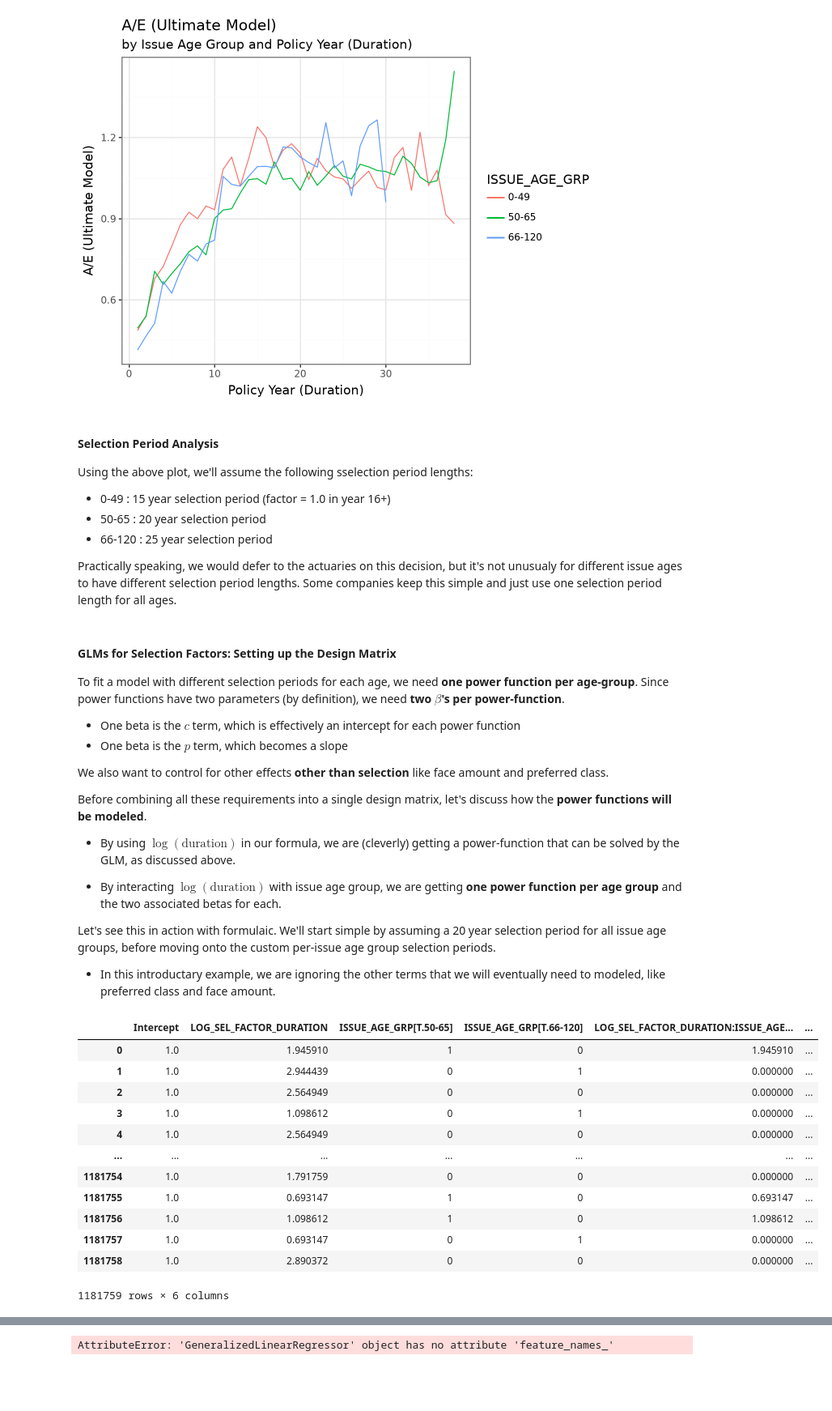
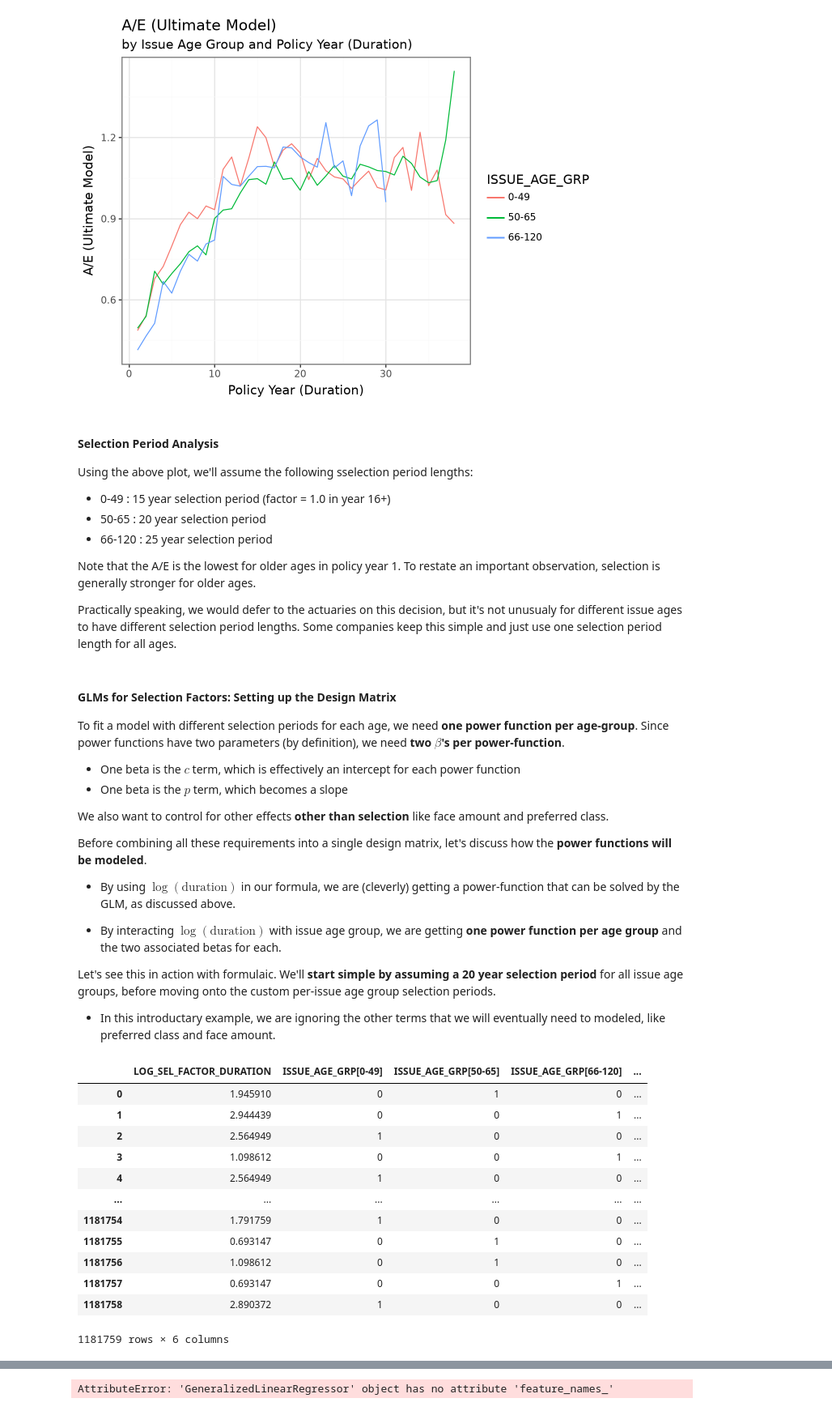
Before and after one commit to mma-fsa/data-examples, a Jupyter notebook: src/analysis/2_seriatim_data_glm.ipynb, the cells around one changed output, grey strips where cells are left out. Shown at 81% size. Saved outputs shown, nothing was run; the diff lists cells and outputs as text; code cells hidden in the pictures; blank space fills up the shorter version.

Commit message:
basic selection

```diff
--- a/src/analysis/2_seriatim_data_glm.ipynb
+++ b/src/analysis/2_seriatim_data_glm.ipynb
@@ -655,6 +655,8 @@ Using the above plot, we'll assume the following sselection period lengths:
  * 50-65  : 20 year selection period
  * 66-120 : 25 year selection period
 
+Note that the A/E is the lowest for older ages in policy year 1. To restate an important observation, selection is generally stronger for older ages.
+
 Practically speaking, we would defer to the actuaries on this decision, but it's not unusualy for different issue ages to have different selection period lengths. Some companies keep this simple and just use one selection period length for all ages.
 # %% [markdown]
 #### GLMs for Selection Factors: Setting up the Design Matrix
@@ -672,35 +674,35 @@ Before combining all these requirements into a single design matrix, let's discu
 
  * By interacting $\log(\text{duration})$ with issue age group, we are getting **one power function per age group** and the two associated betas for each.
 
- Let's see this in action with formulaic. We'll start simple by assuming a 20 year selection period for all issue age groups, before moving onto the custom per-issue age group selection periods.
+ Let's see this in action with formulaic. We'll **start simple by assuming a 20 year selection period** for all issue age groups, before moving onto the custom per-issue age group selection periods.
 
   * In this introductary example, we are ignoring the other terms that we will eventually need to modeled, like preferred class and face amount.
 # %%
 # we need to cap the factor after 20 years, so that it does not change,
 # to do this we set the Duration to the minimum of 20 or the duration for the data/row.
 # This accomplishes our goal of having the selection period be CONSTANT after 20 years,
 # but we can't make the GLM set it to 1.0 (and we'll have to do this manually)
 df_train["SEL_FACTOR_DURATION"] = df_train["DURATION"].apply(lambda x: min(20, x))
 
 # to make this term into a power function, we have to take the log
 df_train["LOG_SEL_FACTOR_DURATION"] = np.log(df_train["SEL_FACTOR_DURATION"])
 
 # create 20-year selection factor for each issue age group
-model_sel_only_formula = frm.Formula.from_spec("~ LOG_SEL_FACTOR_DURATION * ISSUE_AGE_GRP")
+model_sel_only_formula = frm.Formula.from_spec("~ LOG_SEL_FACTOR_DURATION * ISSUE_AGE_GRP - 1")
 
 X_mat_sel_only = model_sel_only_formula.get_model_matrix(df_train)
 X_mat_sel_only
 # %% [output]
-|  | Intercept | LOG_SEL_FACTOR_DURATION | ISSUE_AGE_GRP[T.50-65] | ISSUE_AGE_GRP[T.66-120] | LOG_SEL_FACTOR_DURATION:ISSUE_AGE... | ... |
-| 0 | 1.0 | 1.945910 | 1 | 0 | 1.945910 | ... |
-| 1 | 1.0 | 2.944439 | 0 | 1 | 0.000000 | ... |
-| 2 | 1.0 | 2.564949 | 0 | 0 | 0.000000 | ... |
-| 3 | 1.0 | 1.098612 | 0 | 1 | 0.000000 | ... |
-| 4 | 1.0 | 2.564949 | 0 | 0 | 0.000000 | ... |
-| ... | ... | ... | ... | ... | ... | ... |
-| 1181754 | 1.0 | 1.791759 | 0 | 0 | 0.000000 | ... |
-| 1181755 | 1.0 | 0.693147 | 1 | 0 | 0.693147 | ... |
-| 1181756 | 1.0 | 1.098612 | 1 | 0 | 1.098612 | ... |
-| 1181757 | 1.0 | 0.693147 | 0 | 1 | 0.000000 | ... |
-| 1181758 | 1.0 | 2.890372 | 0 | 0 | 0.000000 | ... |
+|  | LOG_SEL_FACTOR_DURATION | ISSUE_AGE_GRP[0-49] | ISSUE_AGE_GRP[50-65] | ISSUE_AGE_GRP[66-120] | ... |
+| 0 | 1.945910 | 0 | 1 | 0 | ... |
+| 1 | 2.944439 | 0 | 0 | 1 | ... |
+| 2 | 2.564949 | 1 | 0 | 0 | ... |
+| 3 | 1.098612 | 0 | 0 | 1 | ... |
+| 4 | 2.564949 | 1 | 0 | 0 | ... |
+| ... | ... | ... | ... | ... | ... |
+| 1181754 | 1.791759 | 1 | 0 | 0 | ... |
+| 1181755 | 0.693147 | 0 | 1 | 0 | ... |
+| 1181756 | 1.098612 | 0 | 1 | 0 | ... |
+| 1181757 | 0.693147 | 0 | 0 | 1 | ... |
+| 1181758 | 2.890372 | 1 | 0 | 0 | ... |
 1181759 rows × 6 columns
```
Also changed, not shown: parts of 18 cells of this notebook.
